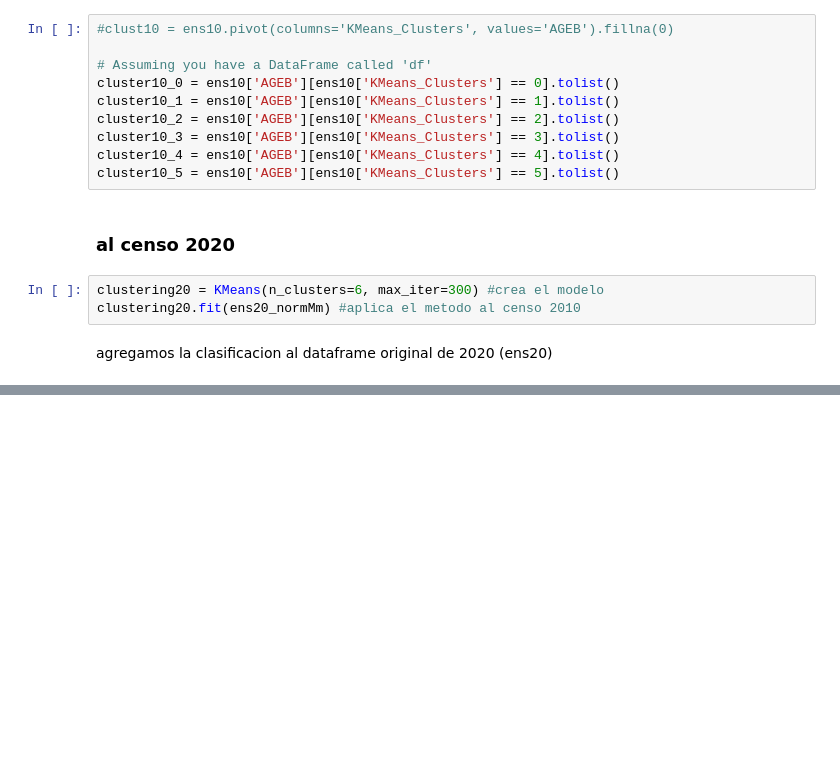
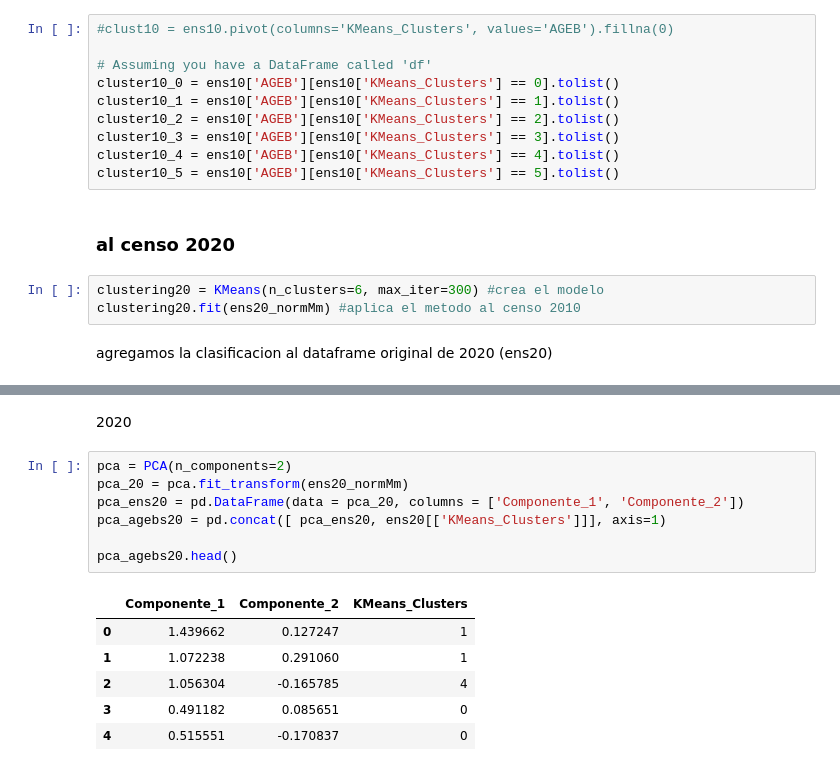
Before and after one commit to MaximilianoVM/DATA-MINIG-2023-1, a Jupyter notebook: project/4_GC_NORENS_KMEANS.ipynb, the cells around one changed output, grey strips where cells are left out. Cells and saved outputs as stored; diff of their text form; blank space fills up the shorter version.

```diff
--- a/project/4_GC_NORENS_KMEANS.ipynb
+++ b/project/4_GC_NORENS_KMEANS.ipynb
@@ -181,0 +216,16 @@ ens20.head(5)
+# %% [markdown]
+2020
+# %%
+pca = PCA(n_components=2)
+pca_20 = pca.fit_transform(ens20_normMm)
+pca_ens20 = pd.DataFrame(data = pca_20, columns = ['Componente_1', 'Componente_2'])
+pca_agebs20 = pd.concat([ pca_ens20, ens20[['KMeans_Clusters']]], axis=1)
+
+pca_agebs20.head()
+# %% [output]
+|  | Componente_1 | Componente_2 | KMeans_Clusters |
+| 0 | 1.439662 | 0.127247 | 1 |
+| 1 | 1.072238 | 0.291060 | 1 |
+| 2 | 1.056304 | -0.165785 | 4 |
+| 3 | 0.491182 | 0.085651 | 0 |
+| 4 | 0.515551 | -0.170837 | 0 |
```
Also changed, not shown: parts of 12 cells of this notebook.
